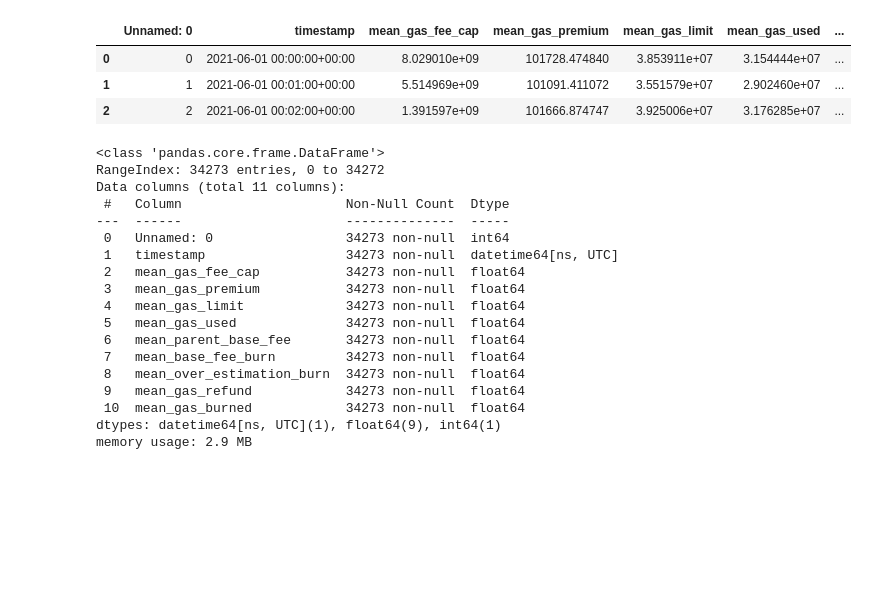
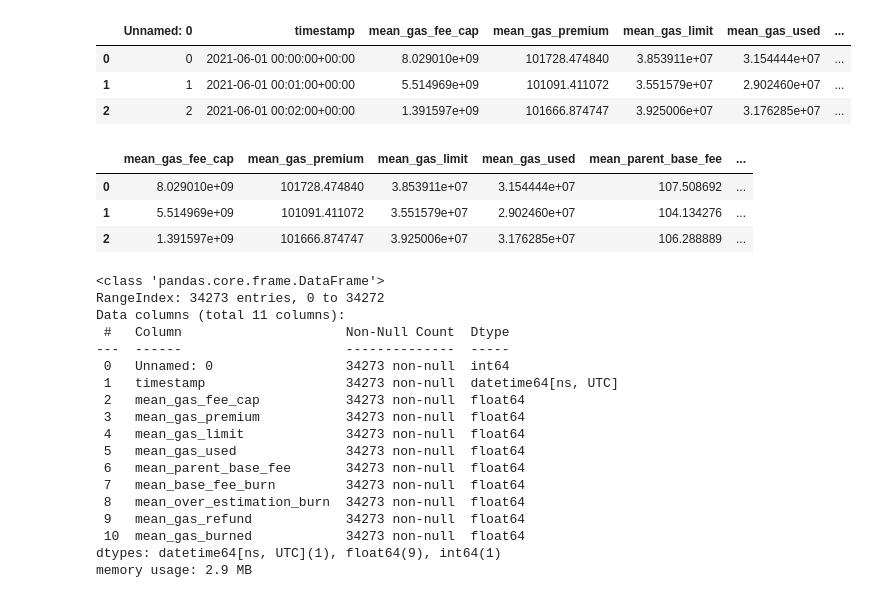
Before and after one commit to thor4/protocol_labs, a Jupyter notebook: step1.ipynb, the cells around one changed output. Cells and saved outputs as stored; diff of their text form; code cells hidden in the pictures; blank space fills up the shorter version.

```diff
--- a/step1.ipynb
+++ b/step1.ipynb
@@ -81,6 +64,13 @@ df.head(3)
 | 0 | 0 | 2021-06-01 00:00:00+00:00 | 8.029010e+09 | 101728.474840 | 3.853911e+07 | 3.154444e+07 | ... |
 | 1 | 1 | 2021-06-01 00:01:00+00:00 | 5.514969e+09 | 101091.411072 | 3.551579e+07 | 2.902460e+07 | ... |
 | 2 | 2 | 2021-06-01 00:02:00+00:00 | 1.391597e+09 | 101666.874747 | 3.925006e+07 | 3.176285e+07 | ... |
+# %%
+df.iloc[:,2:].head(3)
+# %% [output]
+|  | mean_gas_fee_cap | mean_gas_premium | mean_gas_limit | mean_gas_used | mean_parent_base_fee | ... |
+| 0 | 8.029010e+09 | 101728.474840 | 3.853911e+07 | 3.154444e+07 | 107.508692 | ... |
+| 1 | 5.514969e+09 | 101091.411072 | 3.551579e+07 | 2.902460e+07 | 104.134276 | ... |
+| 2 | 1.391597e+09 | 101666.874747 | 3.925006e+07 | 3.176285e+07 | 106.288889 | ... |
 # %%
 df.info()
 # %% [output]
```
Also changed, not shown: parts of 6 cells of this notebook.
